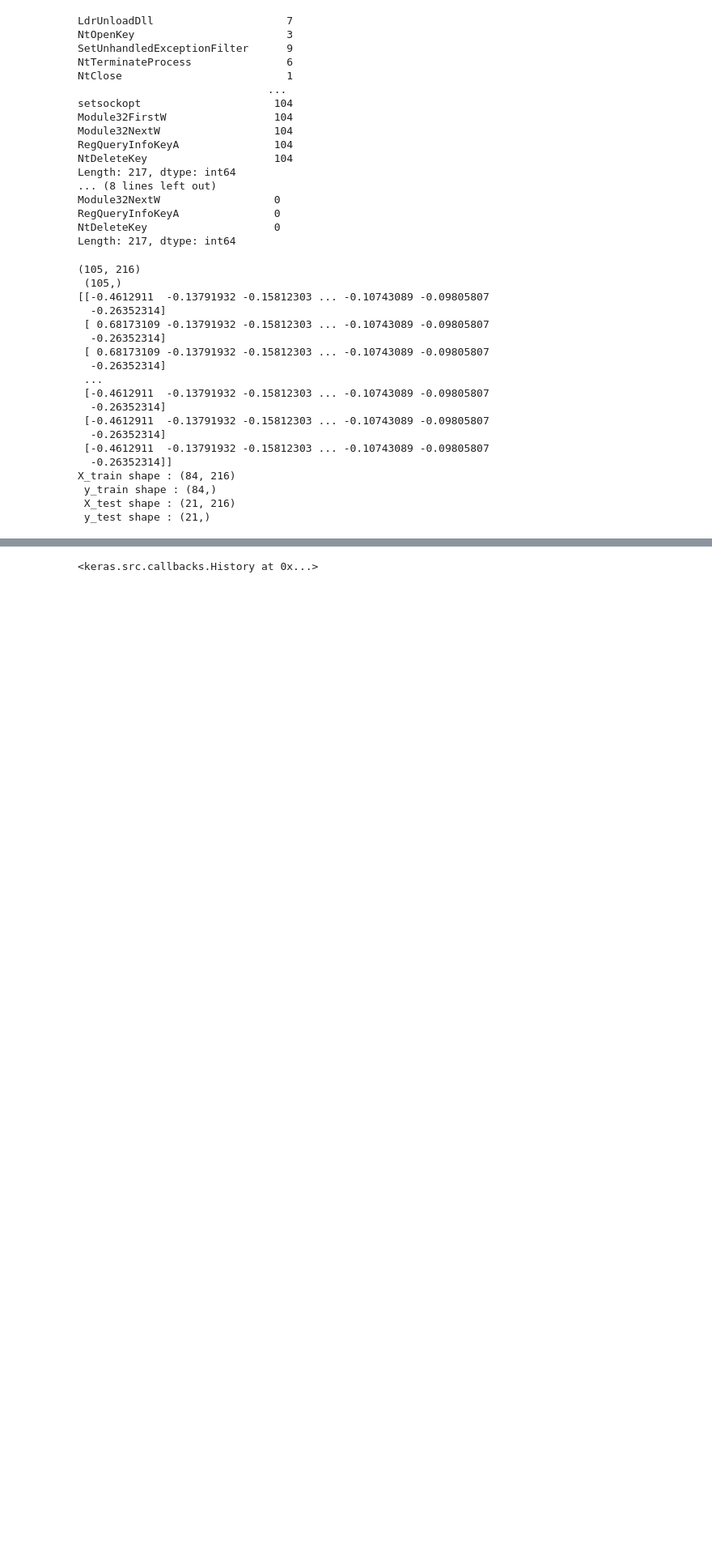
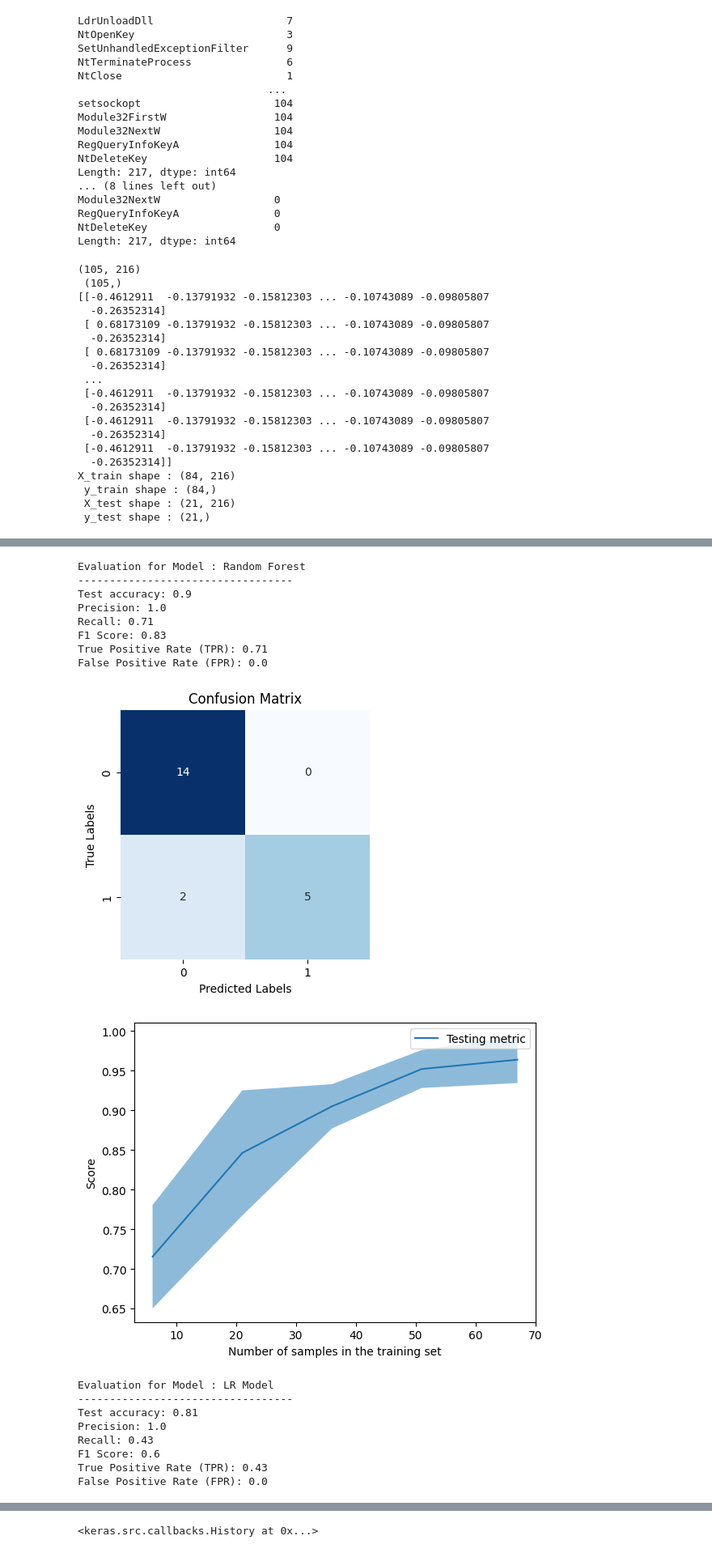
Before and after one commit to baahb1/5240_Final_project, a Jupyter notebook: malware_detection.ipynb, the cells around one changed output, grey strips where cells are left out. Shown at 81% size. Cells and saved outputs as stored; diff of their text form; code cells hidden in the pictures; blank space fills up the shorter version.

```diff
--- a/malware_detection.ipynb
+++ b/malware_detection.ipynb
@@ -261,0 +196,42 @@ False Positive Rate (FPR): 0.0
+# %%
+#--------------Model 1 : Random Forest-------------------------------#
+RF = RandomForestClassifier(random_state=1)
+RF.fit(X_train, y_train)
+
+
+y_predRF = RF.predict(X_test)
+
+
+print_result(y_test,y_predRF, model_name="Random Forest")
+print_learning_curve(X_train, y_train, RF)
+
+
+#--------------Model 3 : Logistic Regression Model-----------------------------------#
+
+log_reg = LogisticRegression()
+log_reg.fit(X_train, y_train)
+
+y_predLR = log_reg.predict(X_test)
+
+
+print_result(y_test, y_predLR, model_name="LR Model")
+print_learning_curve(X_train,y_train,log_reg)
+# %% [output]
+Evaluation for Model : Random Forest
+----------------------------------
+Test accuracy: 0.9
+Precision: 1.0
+Recall: 0.71
+F1 Score: 0.83
+True Positive Rate (TPR): 0.71
+False Positive Rate (FPR): 0.0
+[figure, added]
+[figure, added]
+Evaluation for Model : LR Model
+----------------------------------
+Test accuracy: 0.81
+Precision: 1.0
+Recall: 0.43
+F1 Score: 0.6
+True Positive Rate (TPR): 0.43
+False Positive Rate (FPR): 0.0
```
Also changed, not shown: parts of 7 cells of this notebook.
